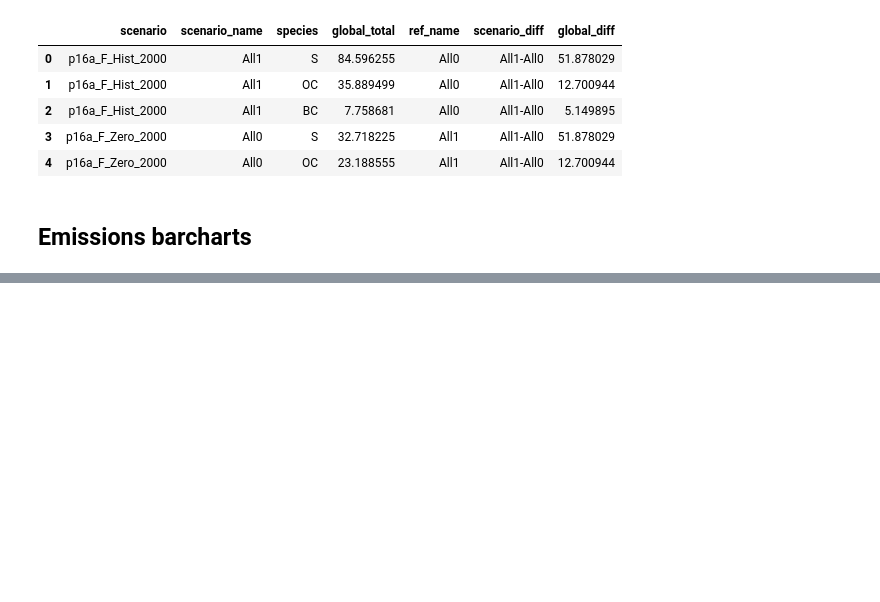
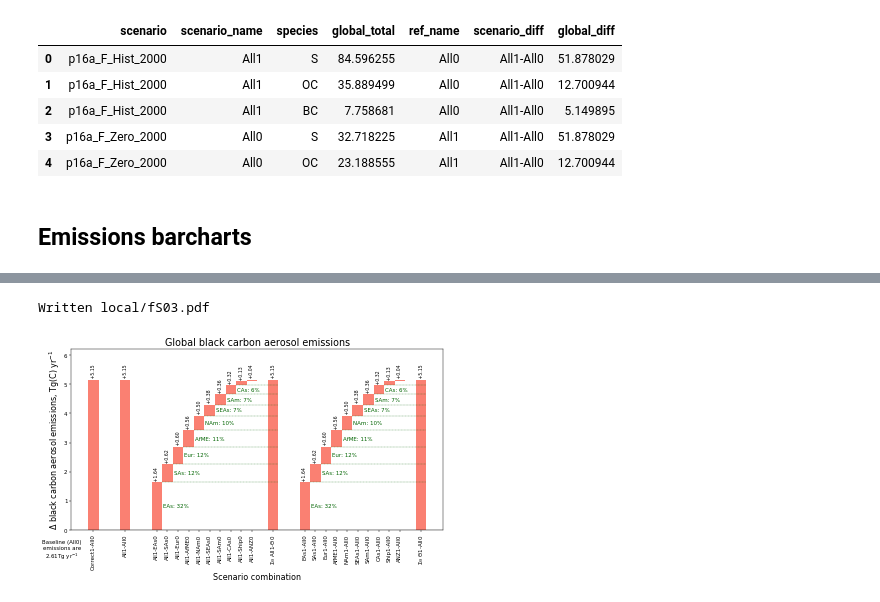
Before and after one commit to grandey/draft2017a-region-rfp, a Jupyter notebook: figures_draft2017a.ipynb, the cells around one changed output, grey strips where cells are left out. Drawn from its saved outputs; the diff is of its cells as text; code cells hidden in the pictures; blank space fills up the shorter version.

```diff
--- a/figures_draft2017a.ipynb
+++ b/figures_draft2017a.ipynb
@@ -335,0 +367,12 @@ if True:
+# %%
+# Global black carbon aerosol emissions
+fig, ax = emissions_staggered_barcharts(species='BC', title='Global black carbon aerosol emissions',
+                                        ylabel=(r'$\Delta$ black carbon aerosol '
+                                                'emissions, Tg(C) yr$^{-1}$'),
+                                        text_format=r' {:+.2f}', baseline_text_format='{:.2f}',
+                                        y_stretch=1.15, n_contributors=8,
+                                        file_prefix='fS{:02}'.format(supp_figure_counter))
+supp_figure_counter += 1
+# %% [output]
+Written local/fS03.pdf
+[figure, added]
```
Also changed, not shown: parts of 5 cells of this notebook.
